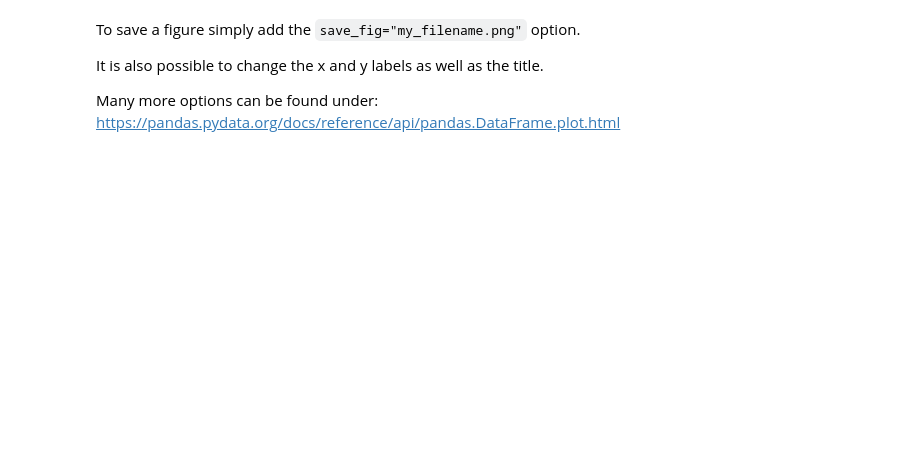
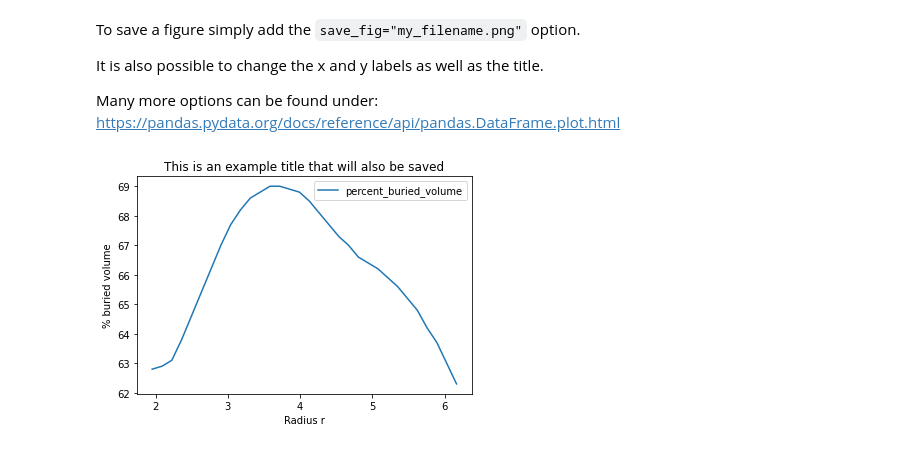
Before and after one commit to GwydionJon/catalyst-buried-volume-scanner, a Jupyter notebook: notebooks/example_notebook.ipynb, the cells around one changed output. Drawn from its saved outputs; the diff is of its cells as text; code cells hidden in the pictures; blank space fills up the shorter version.

```diff
--- a/notebooks/example_notebook.ipynb
+++ b/notebooks/example_notebook.ipynb
@@ -84,9 +116,11 @@ It is also possible to change the x and y labels as well as the title.
 Many more options can be found under: https://pandas.pydata.org/docs/reference/api/pandas.DataFrame.plot.html
 # %%
 msc_test.plot_graph(
-    df_test,
-    save_file="test2.png",
+    df_scan_1_63,
+    save_file="buried_volume_scan_1_63.png",
     title="This is an example title that will also be saved",
     xlabel="Radius r",
     ylabel="% buried volume",
 )
+# %% [output]
+[figure, added]
```
Also changed, not shown: parts of 10 cells of this notebook, 2 other files.
